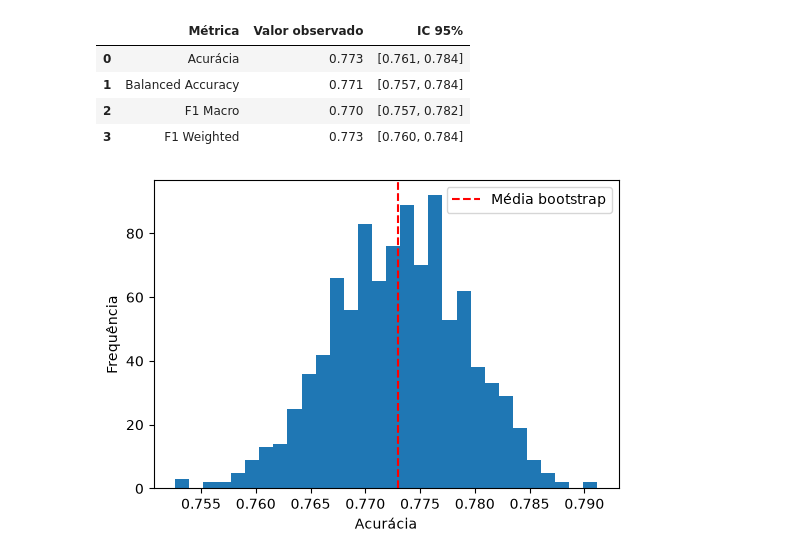
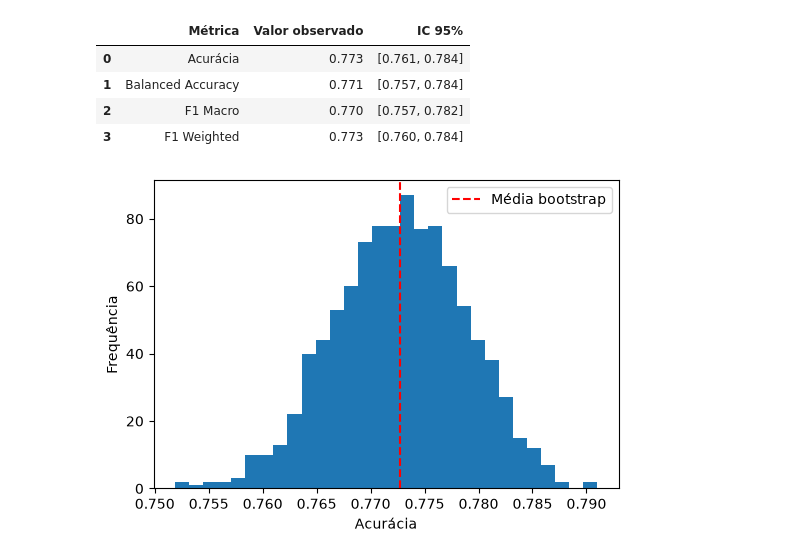
Before and after one commit to Mitysuo/desafio-cientista-dados-junior-ia-pref, a Jupyter notebook: notebooks/02_auditoria_modelo_a.ipynb, the cells around one changed output. Saved outputs shown, nothing was run; the diff lists cells and outputs as text; code cells hidden in the pictures.

```diff
--- a/notebooks/02_auditoria_modelo_a.ipynb
+++ b/notebooks/02_auditoria_modelo_a.ipynb
@@ -106,17 +107,17 @@ metrics_global_df[['Métrica', 'Valor observado', 'IC 95%']] \
 | 2 | F1 Macro | 0.770 | [0.757, 0.782] |
 | 3 | F1 Weighted | 0.773 | [0.760, 0.784] |
 # %%
-values = bootstrap_distributions["Acurácia"]
+values = bootstrap_distributions["F1 Weighted"]
 
 plt.figure(figsize=(6,4))
 plt.hist(values, bins=30)
 plt.axvline(values.mean(), color="red", linestyle="--", label="Média bootstrap")
 plt.legend()
 plt.xlabel("Acurácia")
 plt.ylabel("Frequência")
 plt.show()
 # %% [output]
-[figure, old version]
+[figure, new version]
 # %%
 results = []
 
```
Also changed, not shown: parts of 9 cells of this notebook.
